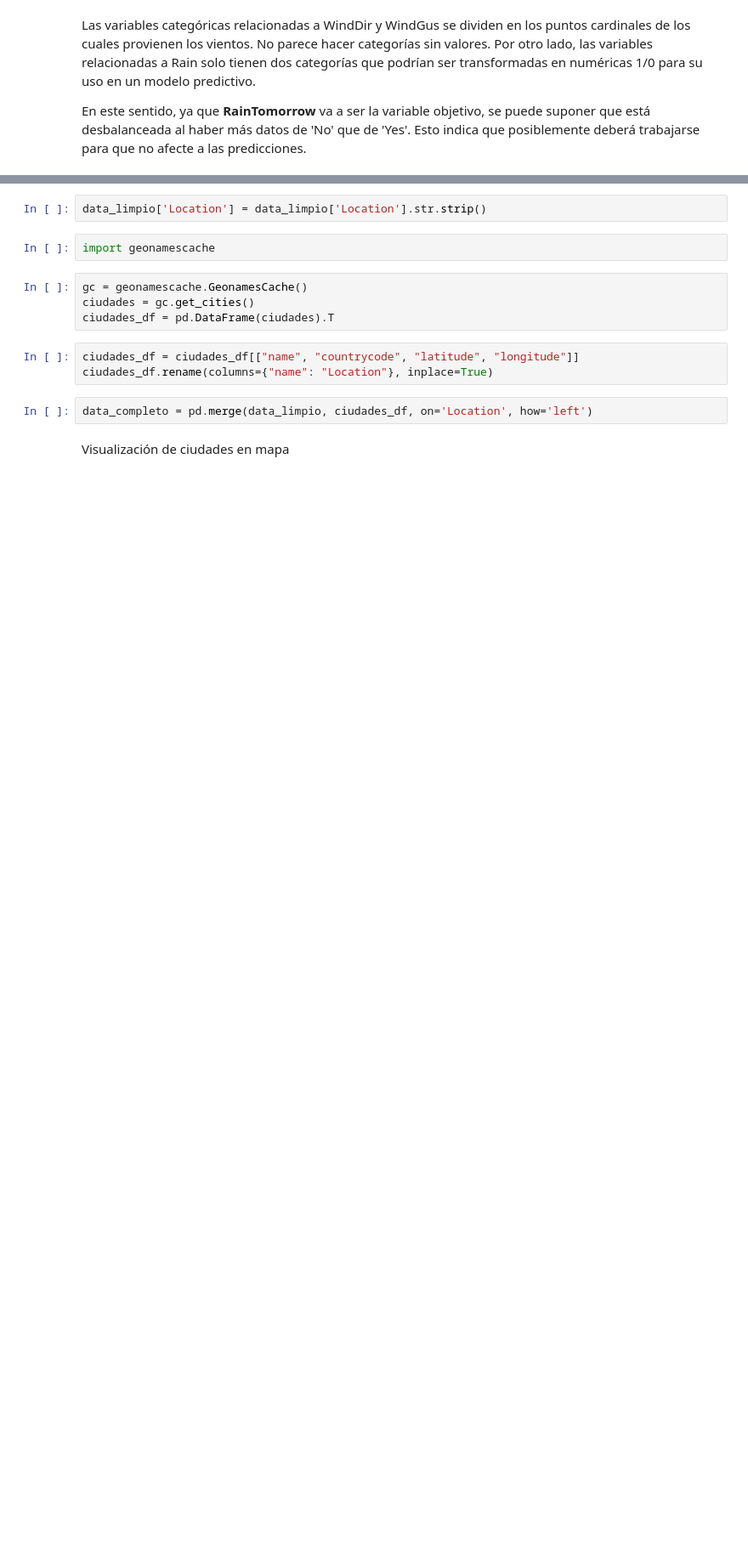
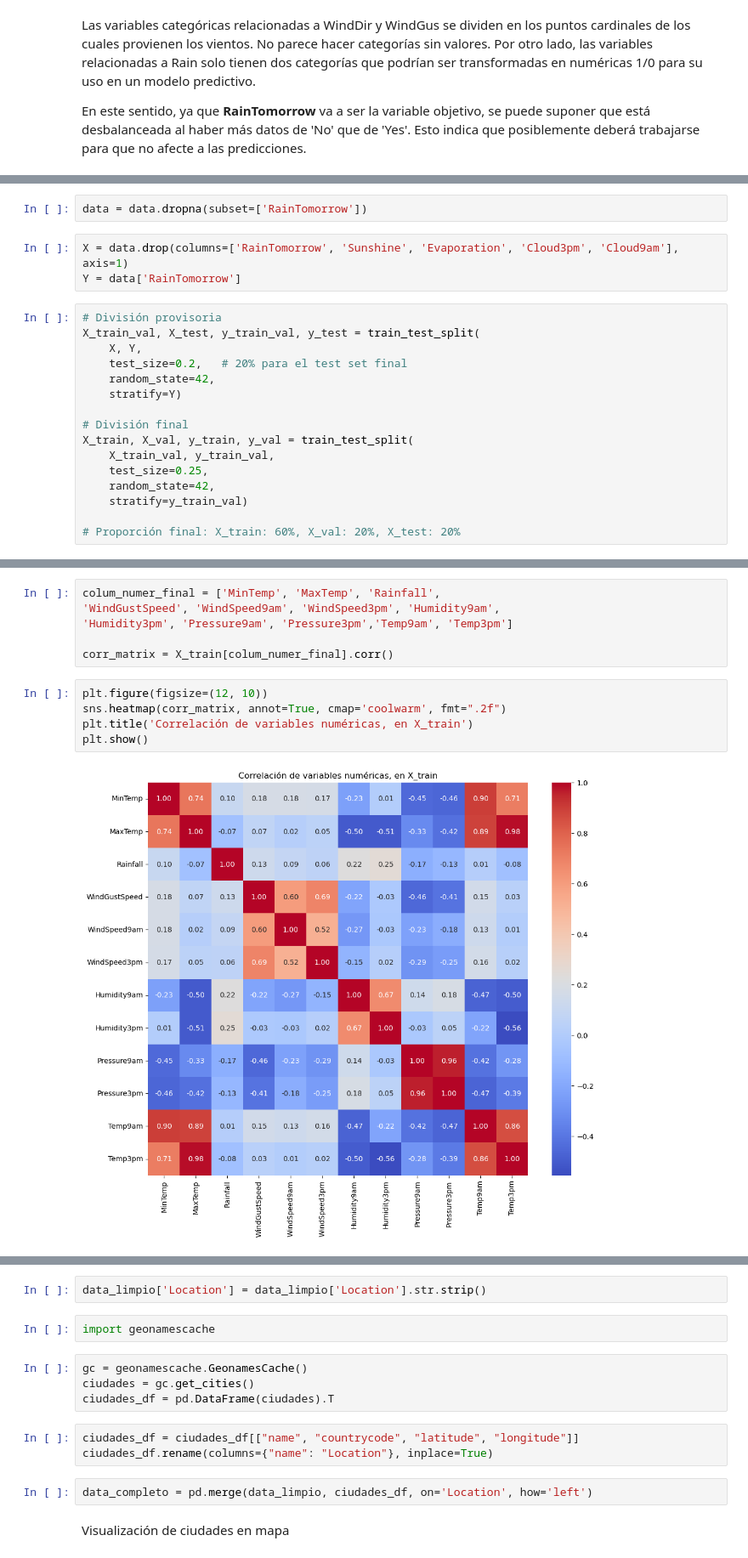
Before and after one commit to CaroRuiz92/AA1-TUIA-Ruiz-Quispe, a Jupyter notebook: TP-clasificacion-AA1.ipynb, the cells around one changed output, grey strips where cells are left out. Shown at 85% size. Saved outputs shown, nothing was run; the diff lists cells and outputs as text; blank space fills up the shorter version.

```diff
--- a/TP-clasificacion-AA1.ipynb
+++ b/TP-clasificacion-AA1.ipynb
@@ -162,0 +221,21 @@ En este sentido, ya que **RainTomorrow** va a ser la variable objetivo, se puede
+# %%
+data = data.dropna(subset=['RainTomorrow'])
+# %%
+X = data.drop(columns=['RainTomorrow', 'Sunshine', 'Evaporation', 'Cloud3pm', 'Cloud9am'], axis=1)
+Y = data['RainTomorrow']
+# %%
+# División provisoria
+X_train_val, X_test, y_train_val, y_test = train_test_split(
+    X, Y,
+    test_size=0.2,   # 20% para el test set final
+    random_state=42,
+    stratify=Y)
+
+# División final
+X_train, X_val, y_train, y_val = train_test_split(
+    X_train_val, y_train_val,
+    test_size=0.25,
+    random_state=42,
+    stratify=y_train_val)
+
+# Proporción final: X_train: 60%, X_val: 20%, X_test: 20%
@@ -162,0 +252,13 @@ En este sentido, ya que **RainTomorrow** va a ser la variable objetivo, se puede
+# %%
+colum_numer_final = ['MinTemp', 'MaxTemp', 'Rainfall',
+'WindGustSpeed', 'WindSpeed9am', 'WindSpeed3pm', 'Humidity9am',
+'Humidity3pm', 'Pressure9am', 'Pressure3pm','Temp9am', 'Temp3pm']
+
+corr_matrix = X_train[colum_numer_final].corr()
+# %%
+plt.figure(figsize=(12, 10))
+sns.heatmap(corr_matrix, annot=True, cmap='coolwarm', fmt=".2f")
+plt.title('Correlación de variables numéricas, en X_train')
+plt.show()
+# %% [output]
+[figure, added]
```
Also changed, not shown: parts of 56 cells of this notebook.
